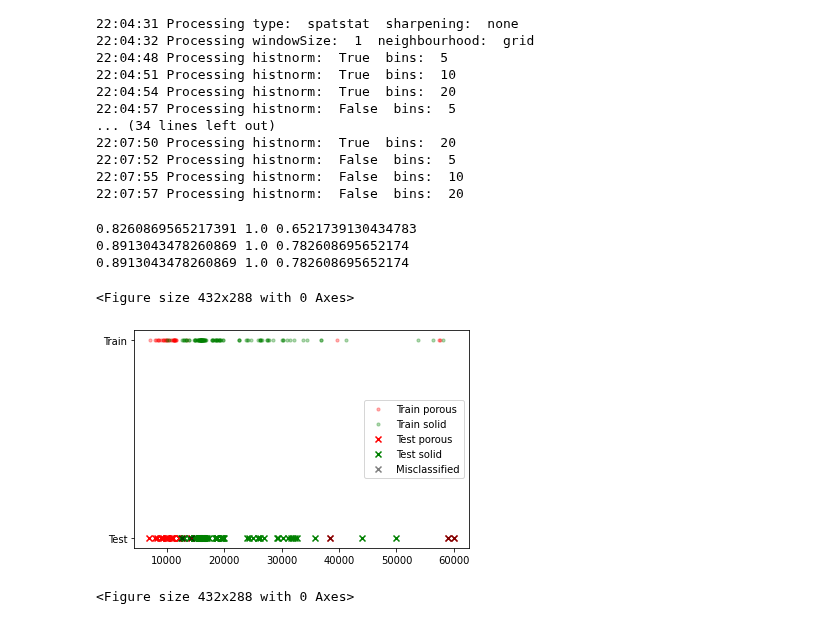
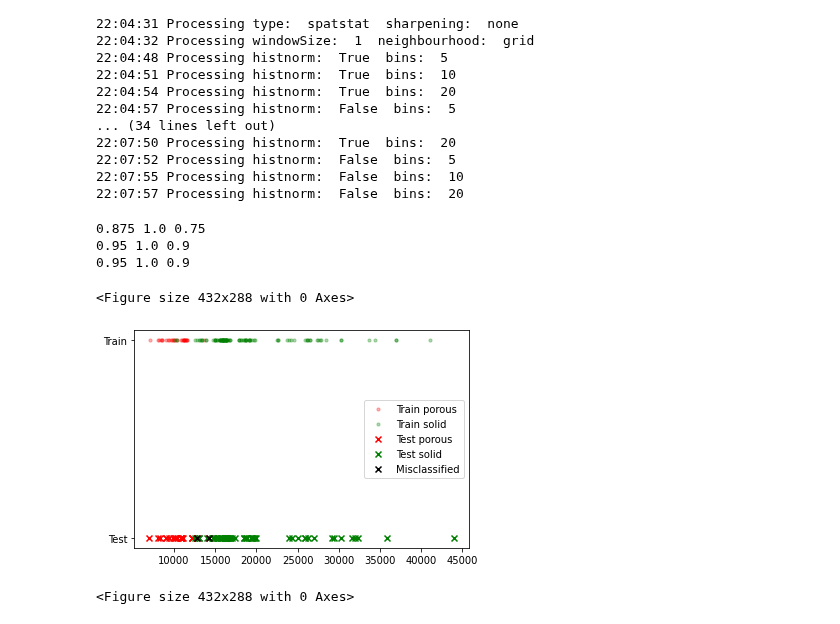
Before and after one commit to ErikSievers/thesis, a Jupyter notebook: final-notebook-v3.ipynb, the cells around one changed output. Saved outputs shown, nothing was run; the diff lists cells and outputs as text; code cells hidden in the pictures.

```diff
--- a/final-notebook-v3.ipynb
+++ b/final-notebook-v3.ipynb
@@ -40,7 +40,6 @@ objectCoordinates = [[x, x+objectwidth, y, y+objectheight] for y in reversed(ran
 coorddf = pd.DataFrame(objectCoordinates, columns=['xstart', 'xend', 'ystart', 'yend'])
 objectinfo = coorddf.join(objectinfo)
 
-# objectinfo.drop(objectinfo[objectinfo.Label == 'KH'].index, inplace=True)
 objectinfo.replace('GOOD', 0, inplace=True)
 objectinfo.replace('LOF', 1, inplace=True)
 objectinfo.reset_index(drop=True, inplace=True)
@@ -68,6 +67,8 @@ segmentdf.reset_index(drop=True, inplace=True)
 vs = [[vsegments[j], vsegments[j+1]] for i in range(0, len(objects)) for j in reversed(range(0, len(vsegments)-1))]
 coorddf = pd.DataFrame(vs, columns=['zstart', 'zend'])
 testobjectinfo = coorddf.join(segmentdf)
+testobjectinfo.drop(testobjectinfo[(testobjectinfo.Objectnumber == 28) | (testobjectinfo.Objectnumber == 21) ].index, inplace=True)
+testobjectinfo.reset_index(drop=True, inplace=True)
 
 testobjects = [objects[object.Objectnumber-1, object.zstart:object.zend] for index, object in testobjectinfo.iterrows()]
 
@@ -118,9 +107,9 @@ hsegments = [0,26,50,74,98,122]
 powderthickness = 80
 endlayer = 187
 separate_test = True
-objectsplit = 2
-upsamplingratio = 4
-positive_multiplier = 3
+objectsplit = 1
+upsamplingratio = 1
+positive_multiplier = 1
 porositythreshold = 0.5
 
 paths = pathlib.Path('./OT data 80 um/int').glob('*.tif')
@@ -168,6 +157,8 @@ testEnd = endlayer if separate_test else endlayer - layersPerObject * (objectspl
 zs = [segmentdf.copy().assign(zstart=z, zend=z+layersPerObject) for z in range(0, testEnd-layersPerObject+1, layersPerObject//(upsamplingratio * positive_multiplier))]
 testzs = [segmentdf.copy().assign(zstart=testEnd, zend=endlayer)]
 trainobjectinfo = pd.concat(zs, ignore_index=True)
+trainobjectinfo.drop(trainobjectinfo[(trainobjectinfo.Objectnumber == 28) | (trainobjectinfo.Objectnumber == 21) ].index, inplace=True)
+trainobjectinfo.reset_index(drop=True, inplace=True)
 testobjectinfo = testobjectinfo if separate_test else pd.concat(testzs, ignore_index=True)
 
 # Removes extra rows
@@ -550,39 +543,39 @@ Ytest = np.array(testobjectinfo.loc[:,"Label"])
 
 TrainMean = np.array([np.nanmean(object) for object in trainobjects])
 TrainStd = np.array([np.nanstd(object) for object in trainobjects])
 TestMean = np.array([np.nanmean(object) for object in testobjects])
 TestStd = np.array([np.nanstd(object) for object in testobjects])
 Xtrain = np.concatenate((TrainMean.reshape(-1, 1), TrainStd.reshape(-1, 1)), axis=1)
 Xtest = np.concatenate((TestMean.reshape(-1, 1), TestStd.reshape(-1, 1)), axis=1)
 
 
 
 clf = RandomForestClassifier(max_depth=2, random_state=0)
 clf.fit(Xtrain, Ytrain)
 Ypred = clf.predict(Xtest)
-print(metrics.roc_auc_score(Ytest, Ypred), metrics.precision_score(testsegmentinfo.Label, Ypred, zero_division=0), metrics.recall_score(testsegmentinfo.Label, Ypred, zero_division=0))
+print(metrics.roc_auc_score(Ytest, Ypred), metrics.precision_score(testobjectinfo.Label, Ypred, zero_division=0), metrics.recall_score(testobjectinfo.Label, Ypred, zero_division=0))
 clf = neighbors.KNeighborsClassifier(n_neighbors=5)
 clf.fit(Xtrain, Ytrain)
 Ypred = clf.predict(Xtest)
-print(metrics.roc_auc_score(Ytest, Ypred), metrics.precision_score(testsegmentinfo.Label, Ypred, zero_division=0), metrics.recall_score(testsegmentinfo.Label, Ypred, zero_division=0))
+print(metrics.roc_auc_score(Ytest, Ypred), metrics.precision_score(testobjectinfo.Label, Ypred, zero_division=0), metrics.recall_score(testobjectinfo.Label, Ypred, zero_division=0))
 clf.fit(TrainMean.reshape(-1, 1), Ytrain)
 Ypred = clf.predict(TestMean.reshape(-1, 1))
-print(metrics.roc_auc_score(Ytest, Ypred), metrics.precision_score(testsegmentinfo.Label, Ypred, zero_division=0), metrics.recall_score(testsegmentinfo.Label, Ypred, zero_division=0))
+print(metrics.roc_auc_score(Ytest, Ypred), metrics.precision_score(testobjectinfo.Label, Ypred, zero_division=0), metrics.recall_score(testobjectinfo.Label, Ypred, zero_division=0))
 ones = np.ones(len(Ytrain))
 zeros = np.zeros(len(Ytest))
 
 plt.scatter(TrainMean[Ytrain == 1], ones[Ytrain == 1], c='r', s=10, alpha=0.3, label='Train porous')
 plt.scatter(TrainMean[Ytrain == 0], ones[Ytrain == 0], c='g', s=10, alpha=0.3, label='Train solid')
 plt.scatter(TestMean[Ytest == 1], zeros[Ytest == 1], c='r', label='Test porous', marker='x')
 plt.scatter(TestMean[Ytest == 0], zeros[Ytest == 0], c='g', label='Test solid', marker='x')
-plt.scatter(TestMean[Ypred != Ytest], zeros[Ypred != Ytest], c='black', marker='x', alpha=0.5, label='Misclassified')
+plt.scatter(TestMean[Ypred != Ytest], zeros[Ypred != Ytest], c='black', marker='x', label='Misclassified')
 plt.yticks([0, 1], ['Test', 'Train'])
 plt.legend()
 plt.figure()
 # %% [output]
-0.8260869565217391 1.0 0.6521739130434783
-0.8913043478260869 1.0 0.782608695652174
-0.8913043478260869 1.0 0.782608695652174
+0.875 1.0 0.75
+0.95 1.0 0.9
+0.95 1.0 0.9
 <Figure size 432x288 with 0 Axes>
-[figure, old version]
+[figure, new version]
 <Figure size 432x288 with 0 Axes>
```
Also changed, not shown: parts of 3 cells of this notebook.
